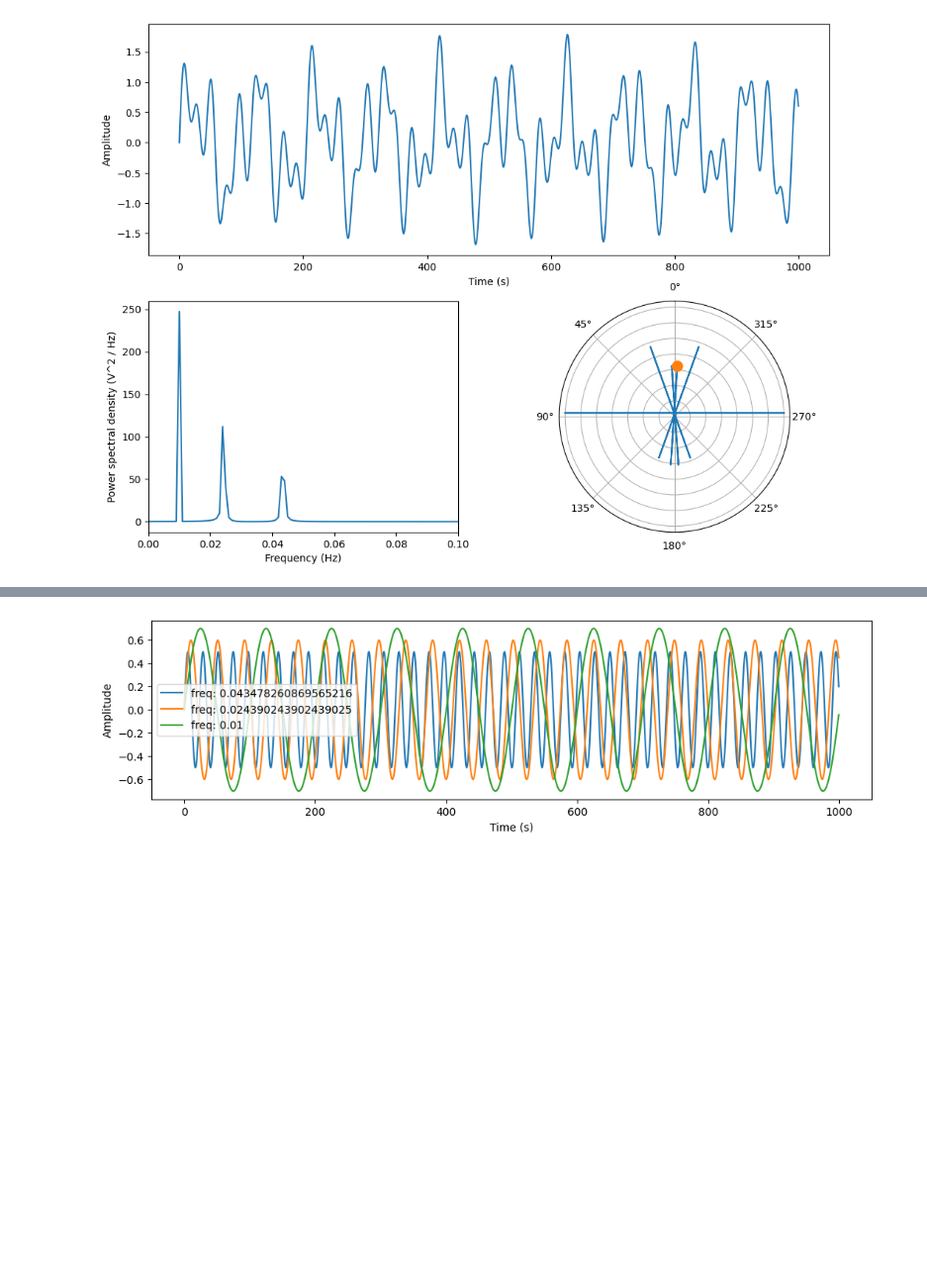
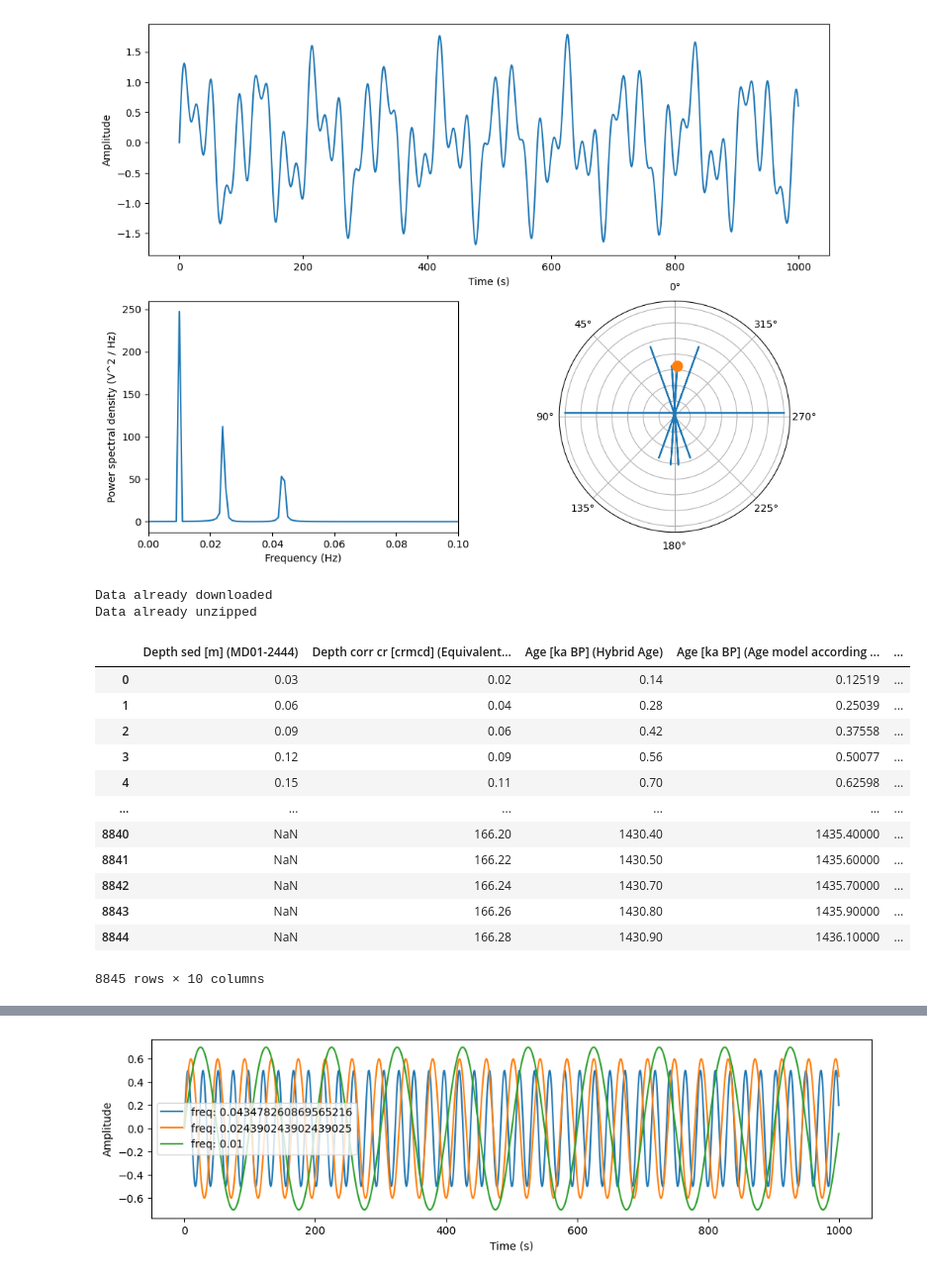
Before and after one commit to Peisong-Zheng/NS_syn, a Jupyter notebook: pre_phase_dis.ipynb, the cells around one changed output, grey strips where cells are left out. Shown at 99% size. Cells and saved outputs as stored; diff of their text form; code cells hidden in the pictures; blank space fills up the shorter version.

```diff
--- a/pre_phase_dis.ipynb
+++ b/pre_phase_dis.ipynb
@@ -466,3 +466,53 @@ ax3.grid(True)
 plt.show()
 # %% [output]
 [figure]
+# %%
+# download David's data for millennial scale events using requests
+import requests
+import os
+
+zip_file='D:/VScode/NS_syn/data/m_event_data.zip'
+if os.path.isfile(zip_file):
+    print('Data already downloaded')
+else:
+    print('Data not found, downloading...')
+    url='https://doi.pangaea.de/10.1594/PANGAEA.951401?format=zip'
+    r = requests.get(url)
+    with open('D:/VScode/NS_syn/data/m_event_data.zip', 'wb') as f:
+        f.write(r.content)
+
+# exact specified files from the zip file
+if os.path.isfile('D:/VScode/NS_syn/data/datasets/MD01-2444_339-U1385_combined_benthic_O18.tab') and os.path.isfile('D:/VScode/NS_syn/data/datasets/MD01-2444_339-U1385_combined_G_bulloides.tab'):
+    print('Data already unzipped')
+else:
+    print('Data not found, unzipping...')
+    import zipfile
+    with zipfile.ZipFile(zip_file, 'r') as zip_ref:
+        zip_ref.extract('datasets/MD01-2444_339-U1385_combined_benthic_O18.tab', 'D:/VScode/NS_syn/data/')
+        zip_ref.extract('datasets/MD01-2444_339-U1385_combined_G_bulloides.tab', 'D:/VScode/NS_syn/data/')
+        print('Data unzipped')
+# %% [output]
+Data already downloaded
+Data already unzipped
+# %%
+# read in the data
+import pandas as pd
+
+benithic = pd.read_csv('D:/VScode/NS_syn/data/datasets/MD01-2444_339-U1385_combined_benthic_O18.tab', delimiter='\t', skiprows=29, header=0)
+plank=pd.read_csv('D:/VScode/NS_syn/data/datasets/MD01-2444_339-U1385_combined_G_bulloides.tab', delimiter='\t', skiprows=30, header=0)
+# %%
+benithic
+# %% [output]
+|  | Depth sed [m] (MD01-2444) | Depth corr cr [crmcd] (Equivalent... | Age [ka BP] (Hybrid Age) | Age [ka BP] (Age model according ... | ... |
+| 0 | 0.03 | 0.02 | 0.14 | 0.12519 | ... |
+| 1 | 0.06 | 0.04 | 0.28 | 0.25039 | ... |
+| 2 | 0.09 | 0.06 | 0.42 | 0.37558 | ... |
+| 3 | 0.12 | 0.09 | 0.56 | 0.50077 | ... |
+| 4 | 0.15 | 0.11 | 0.70 | 0.62598 | ... |
+| ... | ... | ... | ... | ... | ... |
+| 8840 | NaN | 166.20 | 1430.40 | 1435.40000 | ... |
+| 8841 | NaN | 166.22 | 1430.50 | 1435.60000 | ... |
+| 8842 | NaN | 166.24 | 1430.70 | 1435.70000 | ... |
+| 8843 | NaN | 166.26 | 1430.80 | 1435.90000 | ... |
+| 8844 | NaN | 166.28 | 1430.90 | 1436.10000 | ... |
+8845 rows × 10 columns
```
Also changed, not shown: parts of 3 cells of this notebook.
